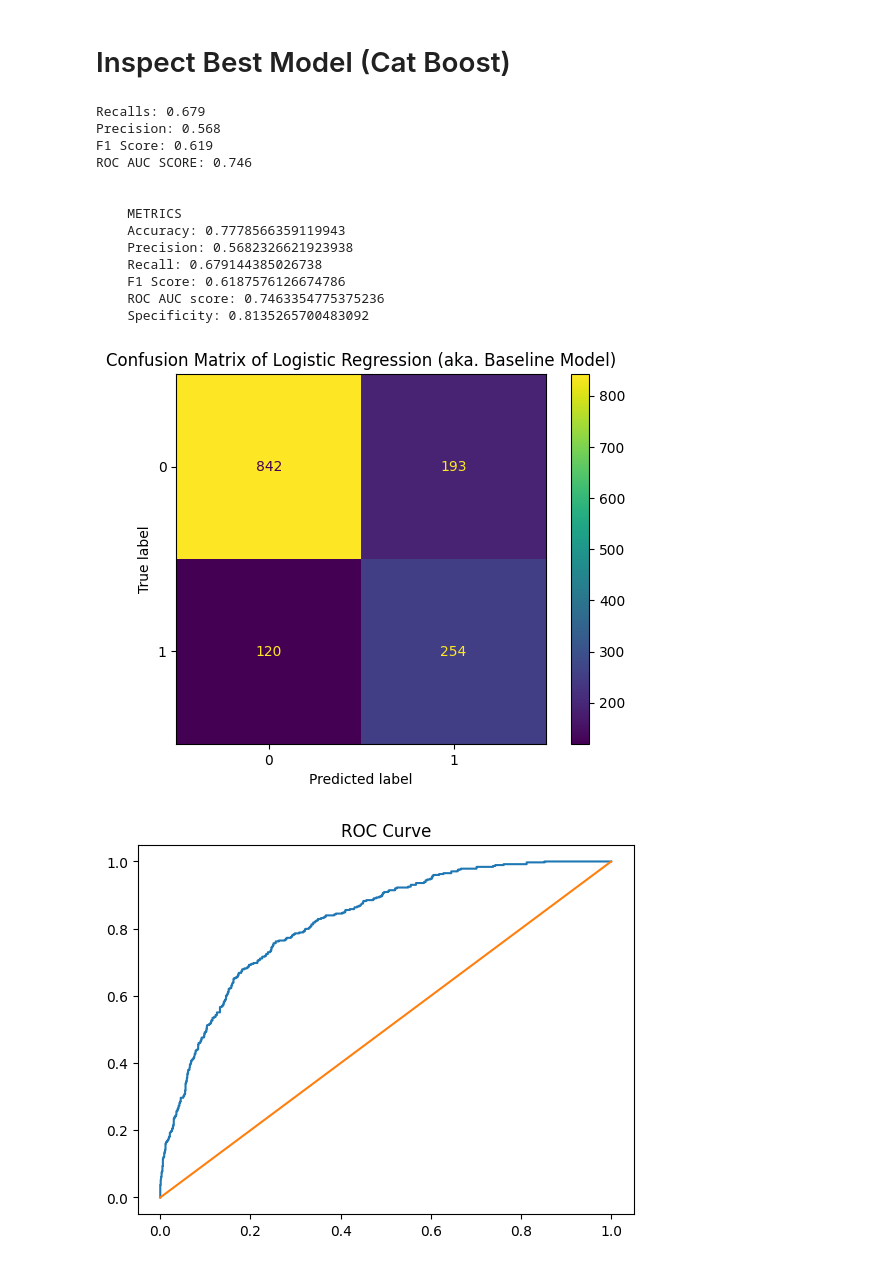
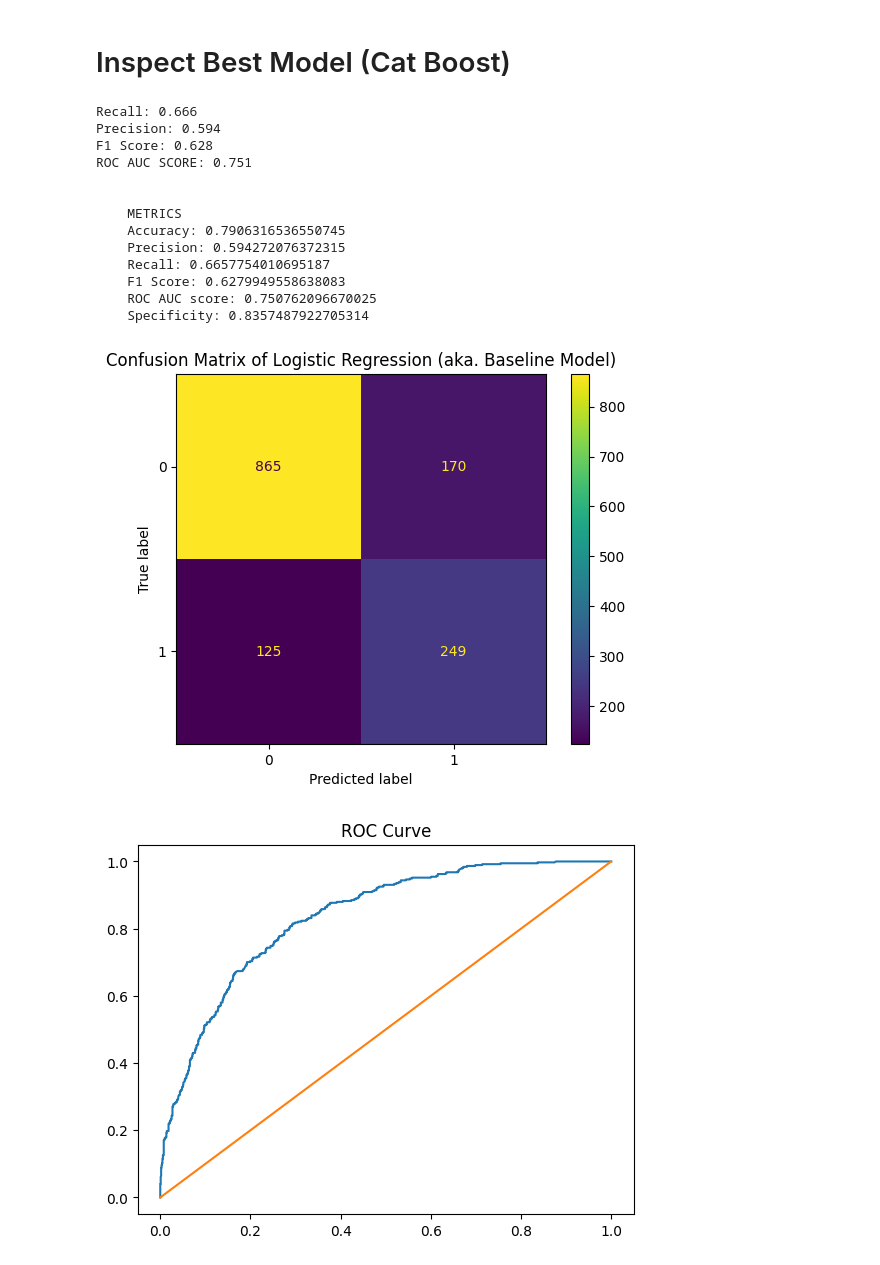
Before and after one commit to marcellinus-witarsah/data-challenge-dsw-2023, a Jupyter notebook: notebooks/03_churn_model.ipynb, the cells around one changed output. Drawn from its saved outputs; the diff is of its cells as text; code cells hidden in the pictures.

```diff
--- a/notebooks/03_churn_model.ipynb
+++ b/notebooks/03_churn_model.ipynb
@@ -1575,7 +1748,6 @@ df["Device Class"] = df["Device Class"].replace({"High End": 3, "Mid End": 2, "L
 df['Churn Label'] = df['Churn Label'].replace({"Yes": 1, "No": 0})  # encode Churn Label
 X, y = pd.get_dummies(df.drop(columns=["Churn Label"]), dtype=int), df["Churn Label"]  # split data
 X_train, X_test, y_train, y_test = train_test_split(X, y, test_size=0.2, random_state=42, stratify=y, shuffle=True)
-X_train, X_val, y_train, y_val = train_test_split(X, y, test_size=0.3, random_state=42, stratify=y, shuffle=True)
 
 # Oversampling for balancing dataset
 # ==============================================
@@ -1584,9 +1756,8 @@ X_train, y_train = smote.fit_resample(X_train, y_train)  # <<<<<<<<<<<<< SMOTE O
 
 # Scale data (tree model don't need for scaling)
 # ==============================================
-# X_train = scaler.fit_transform(X_train)  # <<<<<<<<<<<<< SCALING
-# X_val = scaler.transform(X_val)  # <<<<<<<<<<<<< SCALING
-# X_test = scaler.transform(X_test)  # <<<<<<<<<<<<< SCALING
+X_train = scaler.fit_transform(X_train)  # <<<<<<<<<<<<< SCALING
+X_test = scaler.transform(X_test)  # <<<<<<<<<<<<< SCALING
 
 
 # Best Param
@@ -1594,44 +1765,45 @@ param = {
     'objective': 'Logloss',
     'colsample_bylevel': 0.01403718515662937,
     'depth': 3,
     'boosting_type': 'Plain',
     'bootstrap_type': 'Bayesian',
     'bagging_temperature': 3.9900382710819517
 }
 
 # Train using best parameters
 # ==============================================
 model = cb.CatBoostClassifier(**study.best_params)
 model.fit(X_train, y_train, eval_set=[(X_val, y_val)], verbose=0, early_stopping_rounds=100)
 
 
 # Predict
 # ==============================================
 preds = model.predict(X_test)
 y_pred_proba = model.predict_proba(X_test)
-y_pred = np.rint(preds)
+y_pred = [1 if prob > 0.45 else 0 for prob in y_pred_proba[:, 1]]
+# y_pred = np.rint(preds)
 
 print(f"""
-Recalls: {recall_score(y_test, y_pred):.3f}
+Recall: {recall_score(y_test, y_pred):.3f}
 Precision: {precision_score(y_test, y_pred):.3f}
 F1 Score: {f1_score(y_test, y_pred):.3f}
 ROC AUC SCORE: {roc_auc_score(y_test, y_pred):.3f}
 """)
 
 evaluate(model, y_test, y_pred, y_pred_proba)
 # %% [output]
-Recalls: 0.679
-Precision: 0.568
-F1 Score: 0.619
-ROC AUC SCORE: 0.746
+Recall: 0.666
+Precision: 0.594
+F1 Score: 0.628
+ROC AUC SCORE: 0.751
 
 
     METRICS
-    Accuracy: 0.7778566359119943
-    Precision: 0.5682326621923938
-    Recall: 0.679144385026738
-    F1 Score: 0.6187576126674786
-    ROC AUC score: 0.7463354775375236
-    Specificity: 0.8135265700483092
+    Accuracy: 0.7906316536550745
+    Precision: 0.594272076372315
+    Recall: 0.6657754010695187
+    F1 Score: 0.6279949558638083
+    ROC AUC score: 0.750762096670025
+    Specificity: 0.8357487922705314
-[figure, old version]
+[figure, new version]
-[figure, old version]
+[figure, new version]
```
Also changed, not shown: parts of 12 cells of this notebook, 6 other files.
